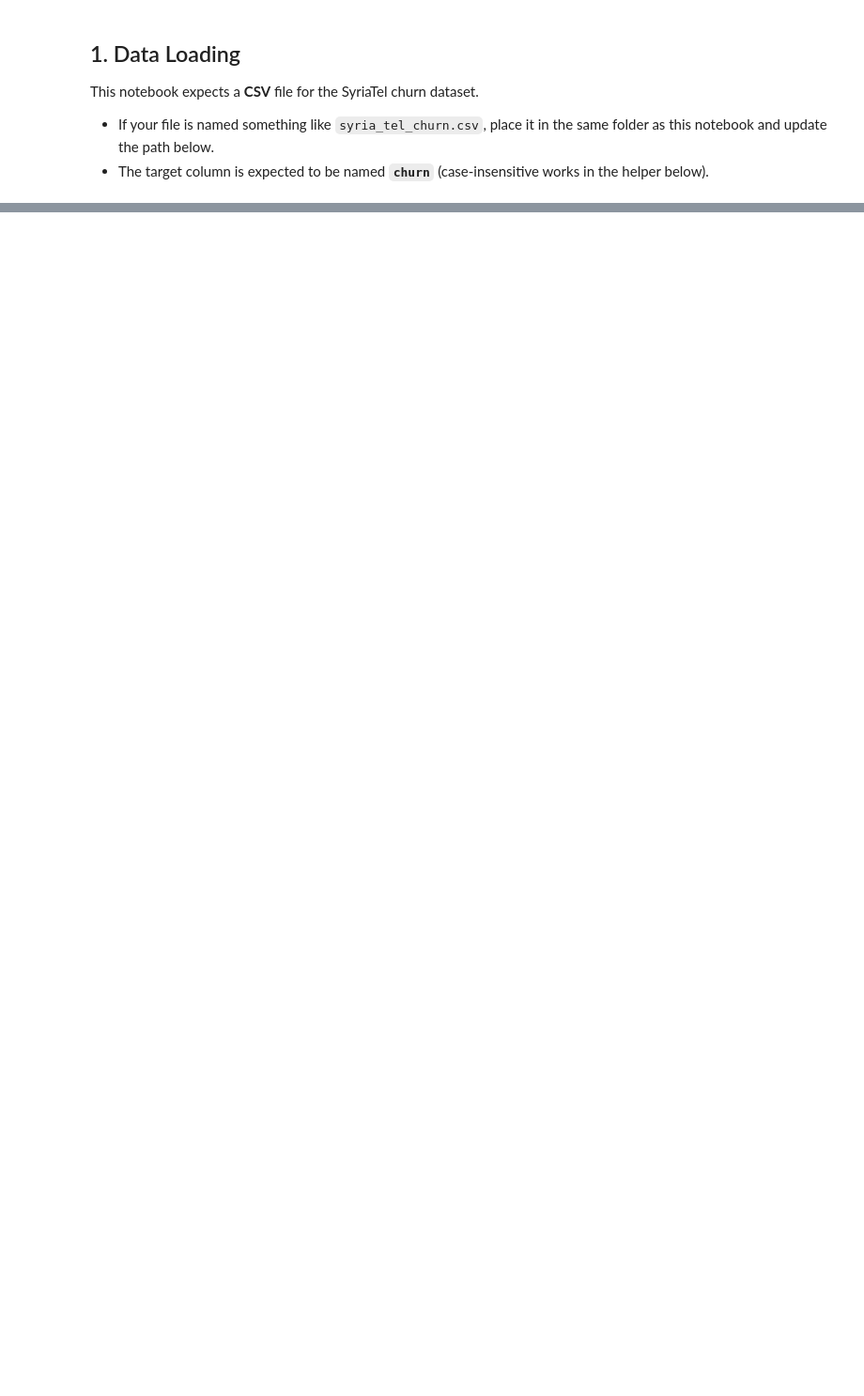
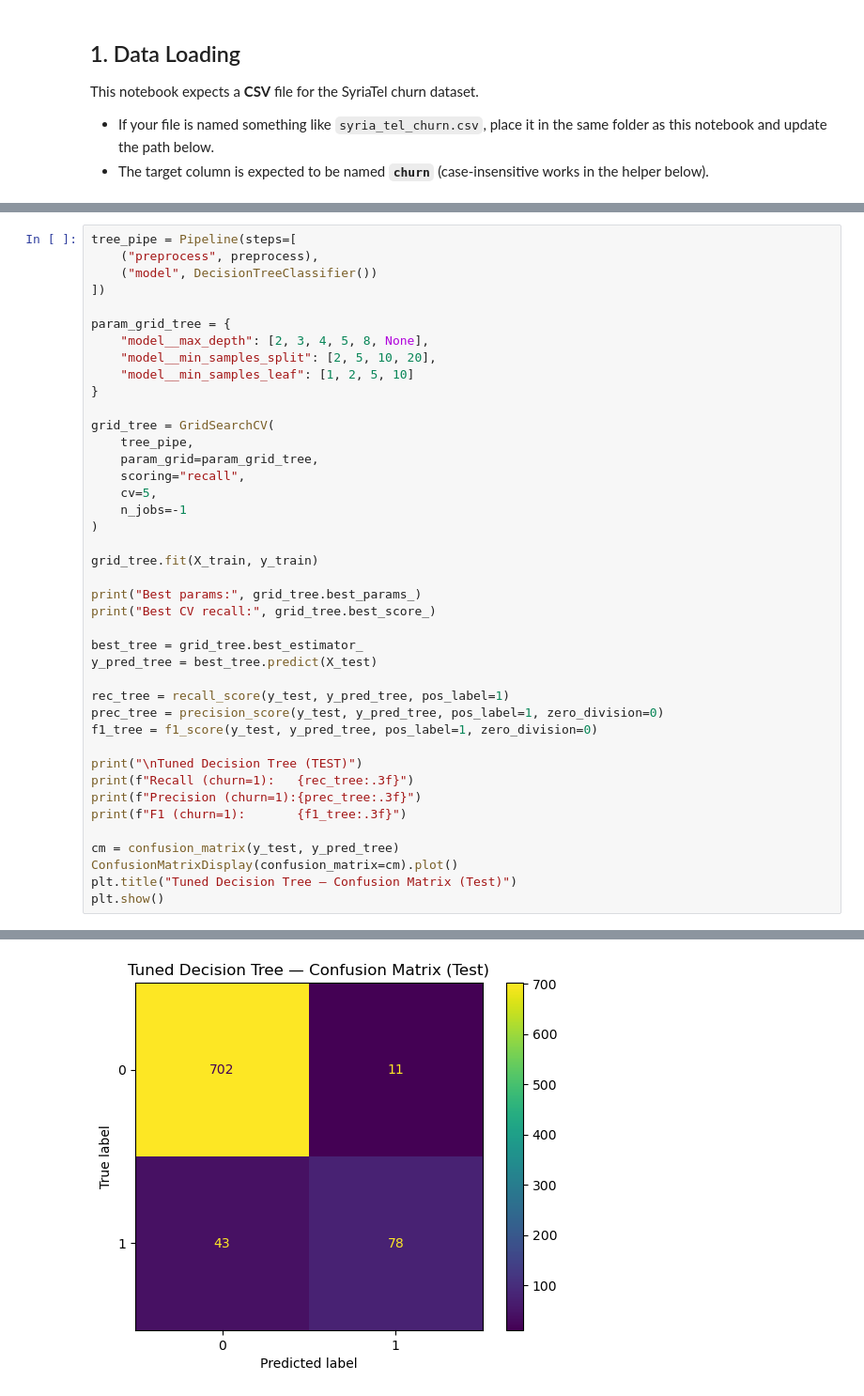
Before and after one commit to Morvine-otieno/phase-3-project, a Jupyter notebook: student.ipynb, the cells around one changed output, grey strips where cells are left out. Shown at 94% size. Drawn from its saved outputs; the diff is of its cells as text; blank space fills up the shorter version.

```diff
--- a/student.ipynb
+++ b/student.ipynb
@@ -70,0 +399,42 @@ FileNotFoundError: [Errno 2] No such file or directory: 'zippedData/syria_tel_ch
+# %%
+tree_pipe = Pipeline(steps=[
+    ("preprocess", preprocess),
+    ("model", DecisionTreeClassifier())
+])
+
+param_grid_tree = {
+    "model__max_depth": [2, 3, 4, 5, 8, None],
+    "model__min_samples_split": [2, 5, 10, 20],
+    "model__min_samples_leaf": [1, 2, 5, 10]
+}
+
+grid_tree = GridSearchCV(
+    tree_pipe,
+    param_grid=param_grid_tree,
+    scoring="recall",
+    cv=5,
+    n_jobs=-1
+)
+
+grid_tree.fit(X_train, y_train)
+
+print("Best params:", grid_tree.best_params_)
+print("Best CV recall:", grid_tree.best_score_)
+
+best_tree = grid_tree.best_estimator_
+y_pred_tree = best_tree.predict(X_test)
+
+rec_tree = recall_score(y_test, y_pred_tree, pos_label=1)
+prec_tree = precision_score(y_test, y_pred_tree, pos_label=1, zero_division=0)
+f1_tree = f1_score(y_test, y_pred_tree, pos_label=1, zero_division=0)
+
+print("\nTuned Decision Tree (TEST)")
+print(f"Recall (churn=1):   {rec_tree:.3f}")
+print(f"Precision (churn=1):{prec_tree:.3f}")
+print(f"F1 (churn=1):       {f1_tree:.3f}")
+
+cm = confusion_matrix(y_test, y_pred_tree)
+ConfusionMatrixDisplay(confusion_matrix=cm).plot()
+plt.title("Tuned Decision Tree — Confusion Matrix (Test)")
+plt.show()
+# %% [output]
@@ -70,0 +448 @@ FileNotFoundError: [Errno 2] No such file or directory: 'zippedData/syria_tel_ch
+[figure, added]
```
Also changed, not shown: parts of 26 cells of this notebook, 1 other file.
